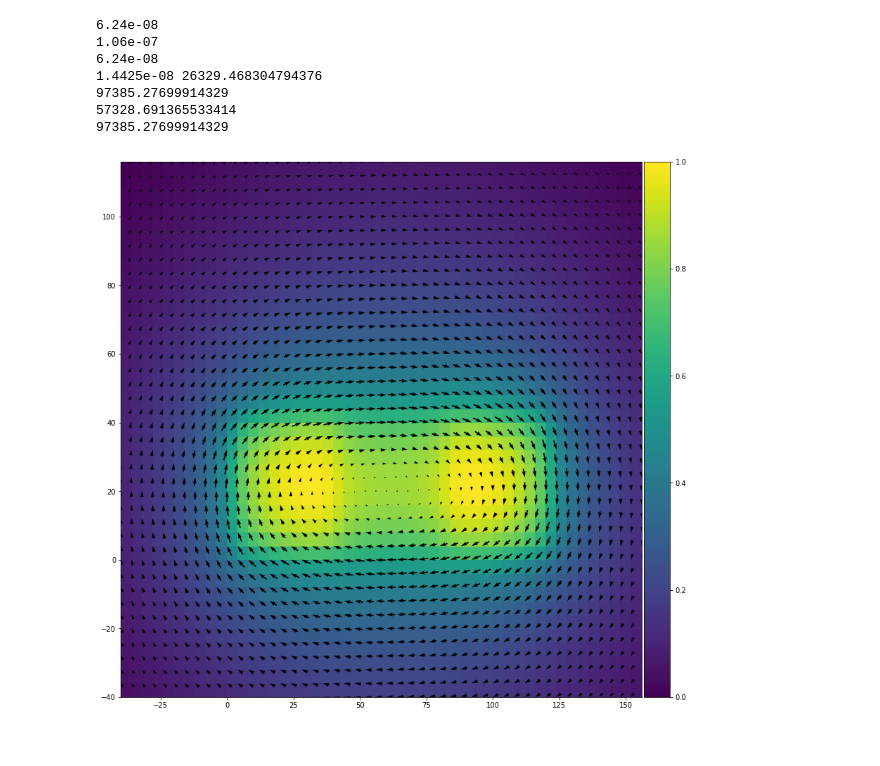
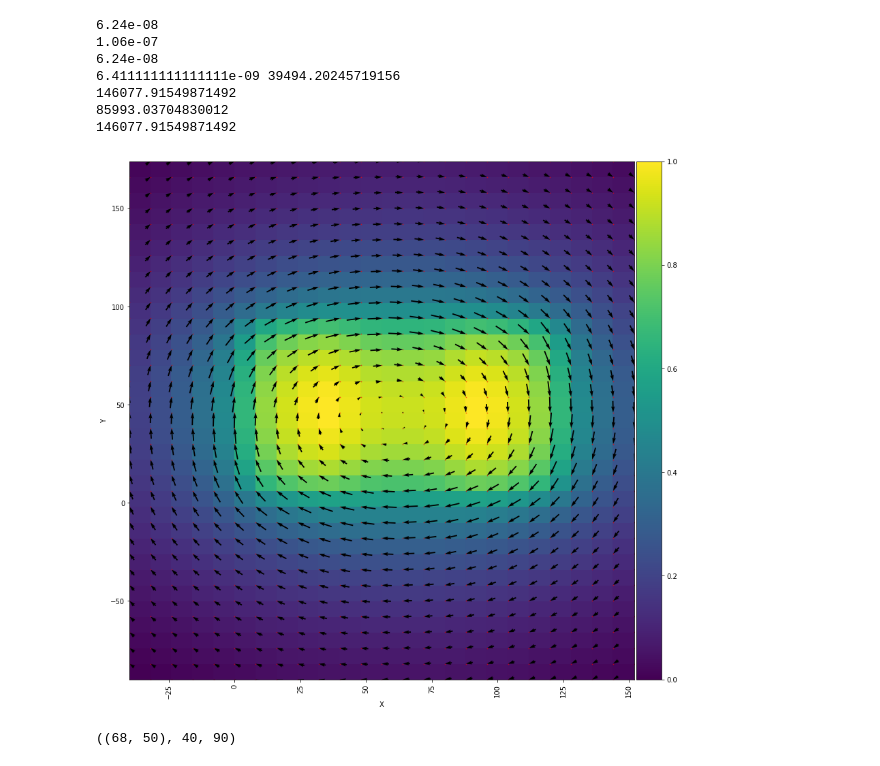
Before and after one commit to LemurPwned/physics-misc, a Jupyter notebook: Oersted2D.ipynb, the cells around one changed output. Cells and saved outputs as stored; diff of their text form; code cells hidden in the pictures.

```diff
--- a/Oersted2D.ipynb
+++ b/Oersted2D.ipynb
@@ -101,7 +101,7 @@ class Composite:
     def __init__(self, size, discretisation, offset, resistivity=1):
         """
         @param size:
-            (W, L, H) aka (x, y, z)
+            (W, H, L) aka (x, y, z)
         @param discretisation:
             sizes of tiny element
         """
@@ -190,7 +190,7 @@ def material_resistance(resistivity, area, length):
 
 sizeW = 40
 sizeL = 100
-sizeH = 40
+sizeH = 90
 
 max_grid = max(sizeW, sizeL, sizeH)
 
@@ -199,10 +199,10 @@ structure = [
     ("Pt", 10.6e-8),
     ("Co", 62.4e-9),
 ]
+D = 4
 N = 3
-
-x = np.arange(-sizeW, N * sizeW + sizeW, 2)
-y = np.arange(-sizeH, N * sizeH, 2)
+x = np.arange(-sizeW, (N+1) * sizeW , D)
+y = np.arange(-sizeH, (N -1) * sizeH, D)
 
 X, Y = np.meshgrid(x, y)
 org_s = X.shape
@@ -211,48 +211,51 @@ composites = []
 CC = np.zeros_like(X).astype(float)
 VC = np.zeros((*X.shape, 2), dtype=np.float32)
 for i, (k, r) in enumerate(structure):
-    print(r)
     composite = Composite(size=(sizeW, sizeH, sizeL),
-                          discretisation=(2, 2),
+                          discretisation=(D, D),
                           offset=(i * sizeW, 0),
                           resistivity=r)
+    #     composite.set_current(1)
     VC += Composite.calculate_vector_contribs(composite.elements, X, Y)
-    #     composite.set_current(1)
     composites.append(composite)
-#     CC += Composite.calculate_contribs(composite.elements, X.ravel(),
-#                                        Y.ravel()).reshape(X.shape)
+
 struct = CompositeStructure(composites)
 CC = CompositeStructure.calculate_contribs(struct.composites, X.ravel(),
                                            Y.ravel()).reshape(X.shape)
-
-fig, ax = plt.subplots(figsize=(14, 14))
-t = ax.pcolor(X[::2, ::2], Y[::2, ::2], CC[::2, ::2])
-
-im = ax.quiver(X[::2, ::2],
-               Y[::2, ::2],
-               VC[::2, ::2, 0],
-               VC[::2, ::2, 1],
-               units='width',
-               pivot='tip')
-ax.scatter(X, Y, color='r', s=0.5, alpha=0.6)
-ax.set_xlabel("X")
-ax.set_ylabel("Y")
-# ax.set_xticks(np.arange(len(x)))
-ax.tick_params(axis='x', rotation=90)
-# ax.set_yticks(np.arange(len(y)))
-ax.set_xticklabels(x)
-ax.set_yticklabels(y)
-
-divider = make_axes_locatable(ax)
-cax = divider.append_axes('right', size='5%', pad=0.05)
-
-cb = fig.colorbar(im, cax=cax, orientation='vertical')
 # %% [output]
 6.24e-08
 1.06e-07
 6.24e-08
-1.4425e-08 26329.468304794376
-97385.27699914329
-57328.691365533414
-97385.27699914329
+6.411111111111111e-09 39494.20245719156
+146077.91549871492
+85993.03704830012
+146077.91549871492
-[figure, removed]
+# %%
+fig, ax = plt.subplots(figsize=(14, 14))
+t = ax.pcolor(X[::2, ::2], Y[::2, ::2], CC[::2, ::2])
+
+im = ax.quiver(X[::2, ::2],
+               Y[::2, ::2],
+               VC[::2, ::2, 0],
+               VC[::2, ::2, 1],
+               units='width',
+               pivot='tip')
+ax.scatter(X[::2, ::2], Y[::2, ::2], color='r', s=0.5, alpha=0.6)
+ax.set_xlabel("X [width]")
+ax.set_ylabel("Y [height]")
+# ax.set_xticks(np.arange(len(x[::2])))
+ax.tick_params(axis='x', rotation=90)
+# ax.set_yticks(np.arange(len(y[::2])))
+# ax.set_xticklabels(x[::2])
+# ax.set_yticklabels(y)
+
+divider = make_axes_locatable(ax)
+cax = divider.append_axes('right', size='5%', pad=0.05)
+
+cb = fig.colorbar(im, cax=cax, orientation='vertical')
+# %% [output]
+[figure, added]
+# %%
+CC.shape, sizeW, sizeH
+# %% [output]
+((68, 50), 40, 90)
```
Also changed, not shown: parts of 4 cells of this notebook, 1 other file.
